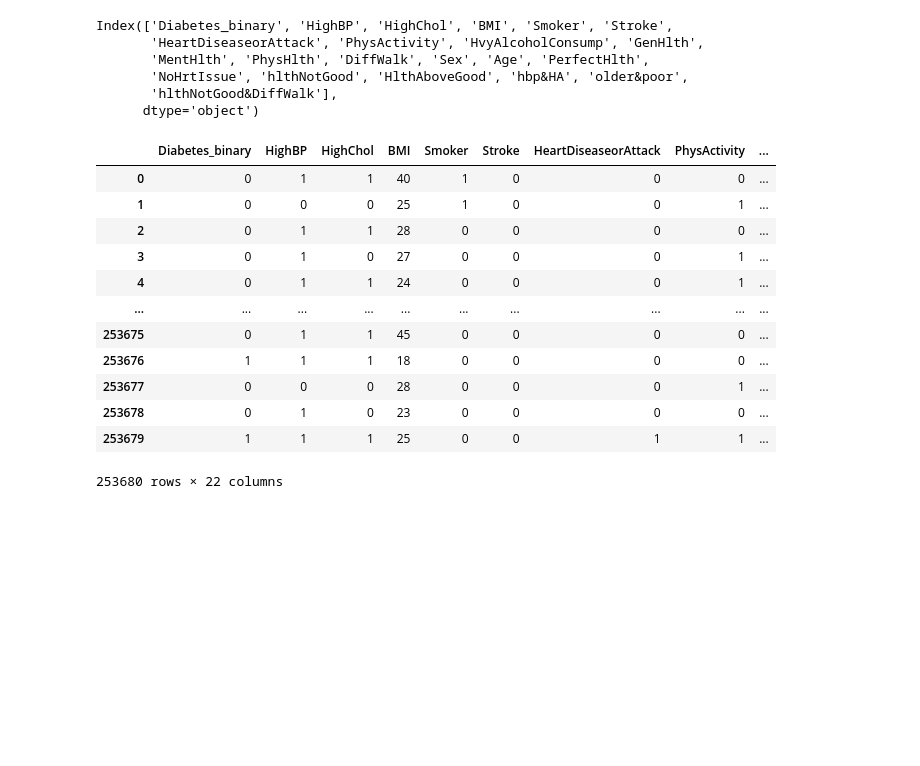
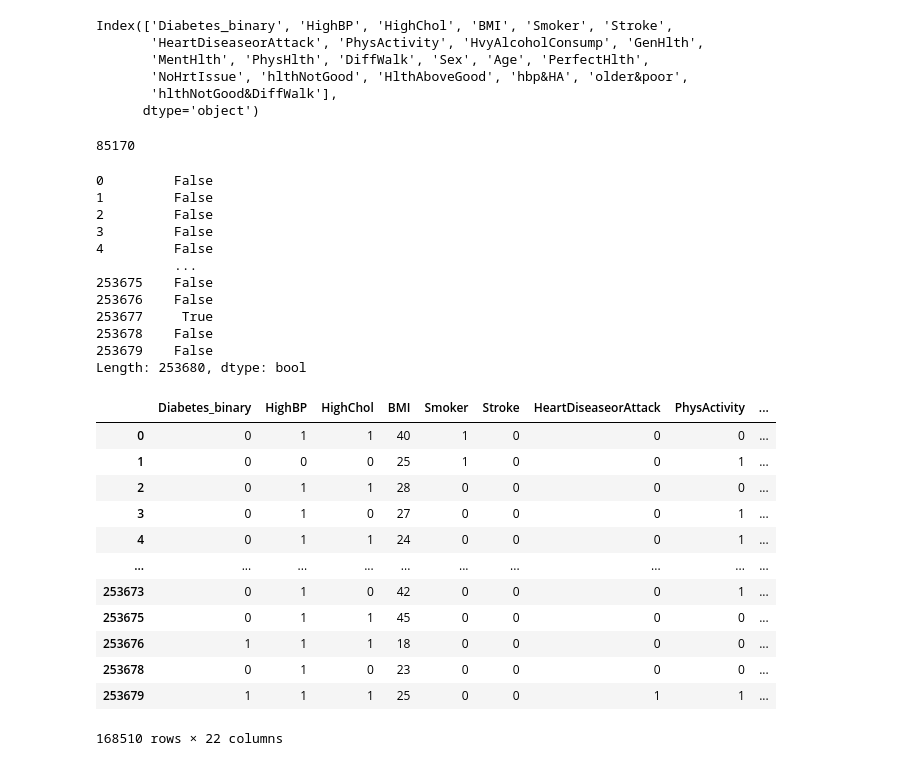
Before and after one commit to Pankaj-2003/wids_diabetes, a Jupyter notebook: wids_diabetes.ipynb, the cells around one changed output. Cells and saved outputs as stored; diff of their text form; code cells hidden in the pictures; blank space fills up the shorter version.

```diff
--- a/wids_diabetes.ipynb
+++ b/wids_diabetes.ipynb
@@ -316,19 +316,38 @@ Index(['Diabetes_binary', 'HighBP', 'HighChol', 'BMI', 'Smoker', 'Stroke',
       dtype='object')
 # %%
 # cat_features = [i for i in train3.columns if  ]
+# %%
+train3.duplicated().sum()
+# %% [output]
+85170
 # %%
-train3
+train3.duplicated()
 # %% [output]
-|  | Diabetes_binary | HighBP | HighChol | BMI | Smoker | Stroke | HeartDiseaseorAttack | PhysActivity | ... |
-| 0 | 0 | 1 | 1 | 40 | 1 | 0 | 0 | 0 | ... |
-| 1 | 0 | 0 | 0 | 25 | 1 | 0 | 0 | 1 | ... |
-| 2 | 0 | 1 | 1 | 28 | 0 | 0 | 0 | 0 | ... |
-| 3 | 0 | 1 | 0 | 27 | 0 | 0 | 0 | 1 | ... |
-| 4 | 0 | 1 | 1 | 24 | 0 | 0 | 0 | 1 | ... |
-| ... | ... | ... | ... | ... | ... | ... | ... | ... | ... |
-| 253675 | 0 | 1 | 1 | 45 | 0 | 0 | 0 | 0 | ... |
-| 253676 | 1 | 1 | 1 | 18 | 0 | 0 | 0 | 0 | ... |
-| 253677 | 0 | 0 | 0 | 28 | 0 | 0 | 0 | 1 | ... |
-| 253678 | 0 | 1 | 0 | 23 | 0 | 0 | 0 | 0 | ... |
-| 253679 | 1 | 1 | 1 | 25 | 0 | 0 | 1 | 1 | ... |
-253680 rows × 22 columns
+0         False
+1         False
+2         False
+3         False
+4         False
+          ...
+253675    False
+253676    False
+253677     True
+253678    False
+253679    False
+Length: 253680, dtype: bool
+# %%
+train3.drop_duplicates()
+# %% [output]
+|  | Diabetes_binary | HighBP | HighChol | BMI | Smoker | Stroke | HeartDiseaseorAttack | PhysActivity | ... |
+| 0 | 0 | 1 | 1 | 40 | 1 | 0 | 0 | 0 | ... |
+| 1 | 0 | 0 | 0 | 25 | 1 | 0 | 0 | 1 | ... |
+| 2 | 0 | 1 | 1 | 28 | 0 | 0 | 0 | 0 | ... |
+| 3 | 0 | 1 | 0 | 27 | 0 | 0 | 0 | 1 | ... |
+| 4 | 0 | 1 | 1 | 24 | 0 | 0 | 0 | 1 | ... |
+| ... | ... | ... | ... | ... | ... | ... | ... | ... | ... |
+| 253673 | 0 | 1 | 0 | 42 | 0 | 0 | 0 | 1 | ... |
+| 253675 | 0 | 1 | 1 | 45 | 0 | 0 | 0 | 0 | ... |
+| 253676 | 1 | 1 | 1 | 18 | 0 | 0 | 0 | 0 | ... |
+| 253678 | 0 | 1 | 0 | 23 | 0 | 0 | 0 | 0 | ... |
+| 253679 | 1 | 1 | 1 | 25 | 0 | 0 | 1 | 1 | ... |
+168510 rows × 22 columns
```
Also changed, not shown: parts of 16 cells of this notebook.
